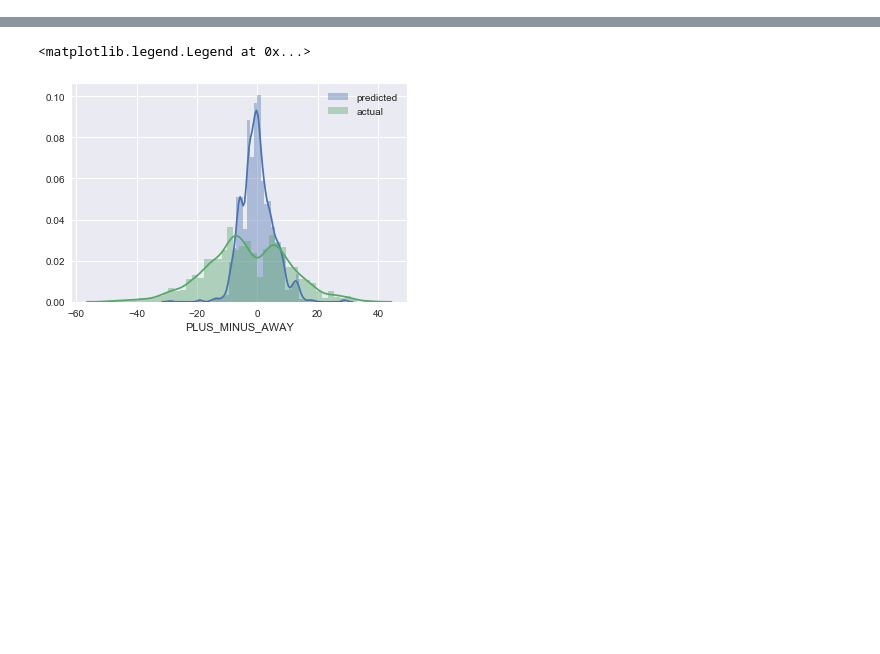
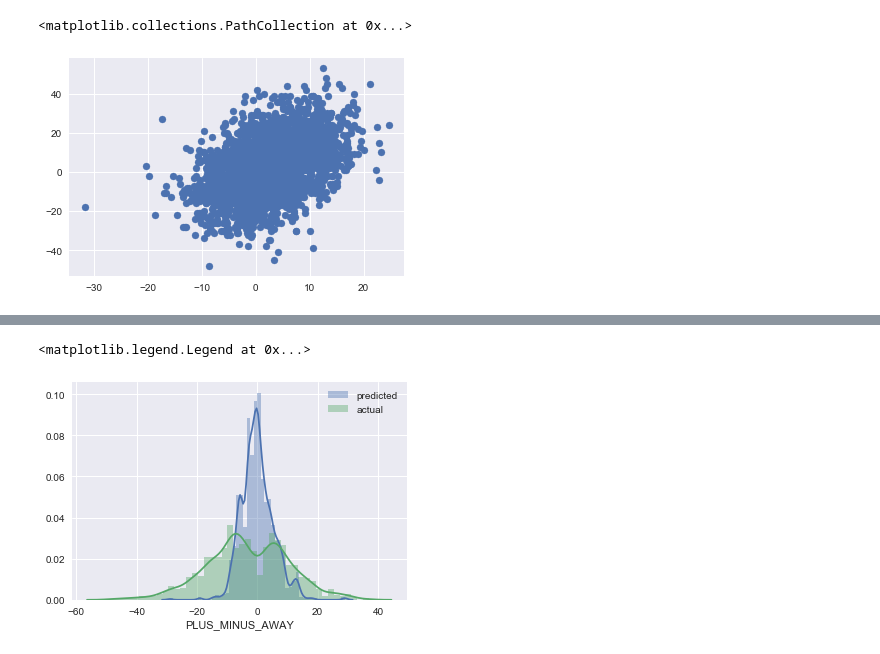
Before and after one commit to davidehamil/ml_applications_for_the_nba, a Jupyter notebook: Analysis.ipynb, the cells around one changed output, grey strips where cells are left out. Drawn from its saved outputs; the diff is of its cells as text; code cells hidden in the pictures; blank space fills up the shorter version.

Commit message:
loss function & model training/testing (linreg/lasso/rf)

```diff
--- a/Analysis.ipynb
+++ b/Analysis.ipynb
@@ -29,0 +7,9 @@ df
+# %%
+df = pd.read_csv('final_clean.csv').sort_values('GAME_ID')
+df = df.dropna()
+df['GAME_DATE'] = pd.to_datetime(df['GAME_DATE_HOME'])
+#df = df.set_index('GAME_ID')
+
+# Define a target column
+df['AVG_SPREAD_mean'] = df['PLUS_MINUS_mean_HOME'] - df['PLUS_MINUS_mean_AWAY']
+df['ACTUAL_SPREAD'] = df['PLUS_MINUS_HOME']
@@ -30,3 +31,15 @@ df
+# %%
+# Preprocessing here
+from sklearn.preprocessing import StandardScaler
+
+numerical_cols = [c for c in df_train.columns if 'mean' in c or 'avg' in c and 'PLUS_MINUS' not in c and 'AVG_SPREAD' not in c]
+
+for col in numerical_cols:
+    scl = StandardScaler()
+    df_train[col] = scl.fit_transform(df_train[col].as_matrix().reshape(-1,1)) # may want to fit on both validation and train
+    # assign val and test
+    df_val[col] = scl.transform(df_val[col].as_matrix().reshape(-1,1))
+    df_test[col] = scl.transform(df_test[col].as_matrix().reshape(-1,1))
 # %%
 def betting_metric(y_pred, y_actual):
     # +1 for good outcome, -1 for bad outcome
@@ -45,0 +71,21 @@ print betting_metric(df['PLUS_MINUS_mean_AWAY'], df['PLUS_MINUS_AWAY']).mean()
+# %%
+numerical_cols = list(set(numerical_cols) - set(['PLUS_MINUS_mean_AWAY', 'PLUS_MINUS_mean_HOME','ACTUAL_SPREAD']))
+# %%
+from sklearn.linear_model import LinearRegression, Lasso
+
+X_train = df_train[numerical_cols].as_matrix()
+y_train = df_train['ACTUAL_SPREAD'].as_matrix().reshape(-1,1)
+linreg = LinearRegression()
+lasso = Lasso(alpha=0.1)
+linreg.fit(X_train, y_train)
+lasso.fit(X_train, y_train)
+#print linreg.coef_
+print "Linear model"
+y_train_pred = linreg.predict(X_train)
+print fraction_correct(y_train_pred, y_train)
+
+print ""
+print "Lasso"
+y_train_pred = lasso.predict(X_train)
+print fraction_correct(y_train_pred, y_train)
+print np.sum(lasso.coef_==0).astype(float) / lasso.coef_.shape[0]
@@ -45,0 +101,5 @@ print betting_metric(df['PLUS_MINUS_mean_AWAY'], df['PLUS_MINUS_AWAY']).mean()
+# %%
+plt.scatter(y_train_pred, y_train)
+# %% [output]
+<matplotlib.collections.PathCollection at 0x...>
+[figure, added]
```
Also changed, not shown: parts of 9 cells of this notebook.
